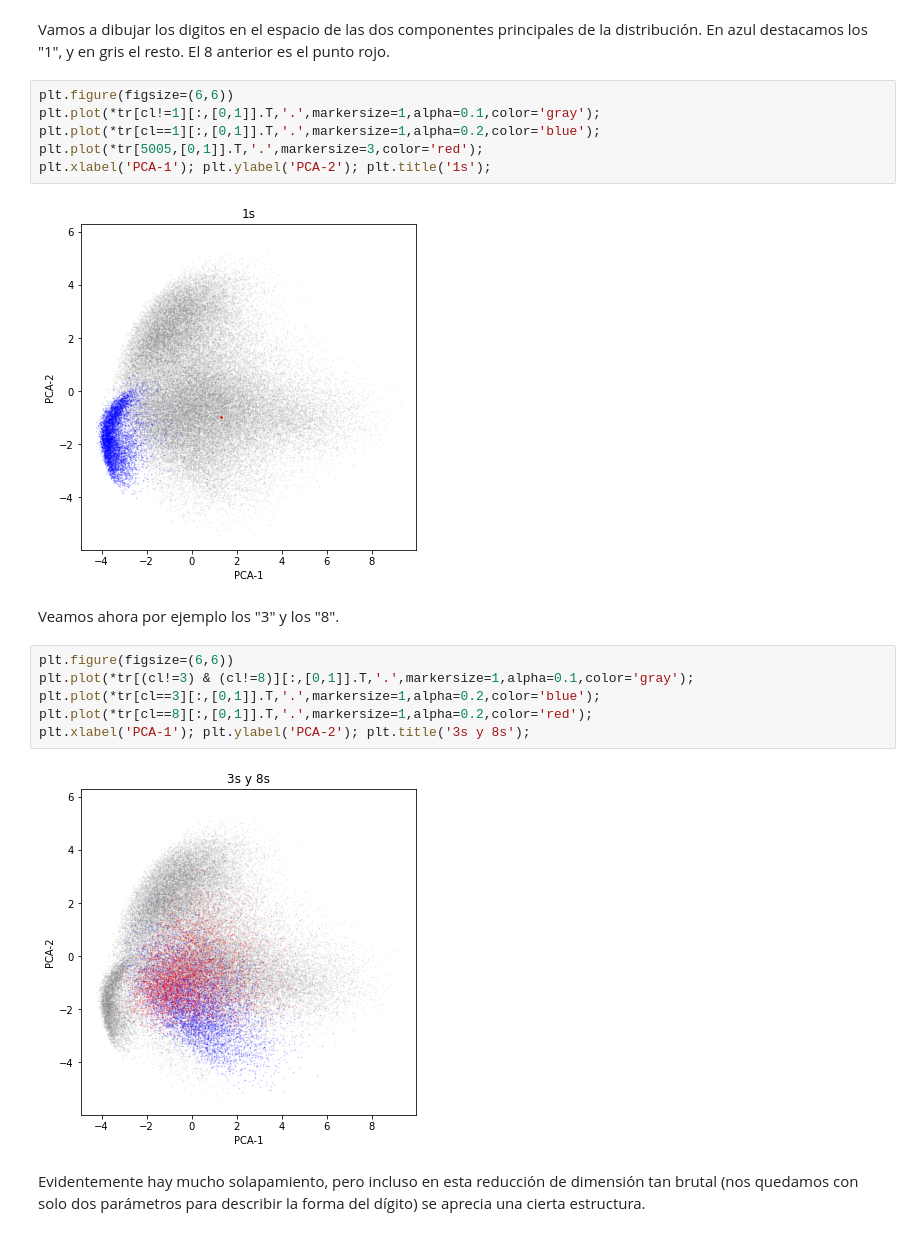
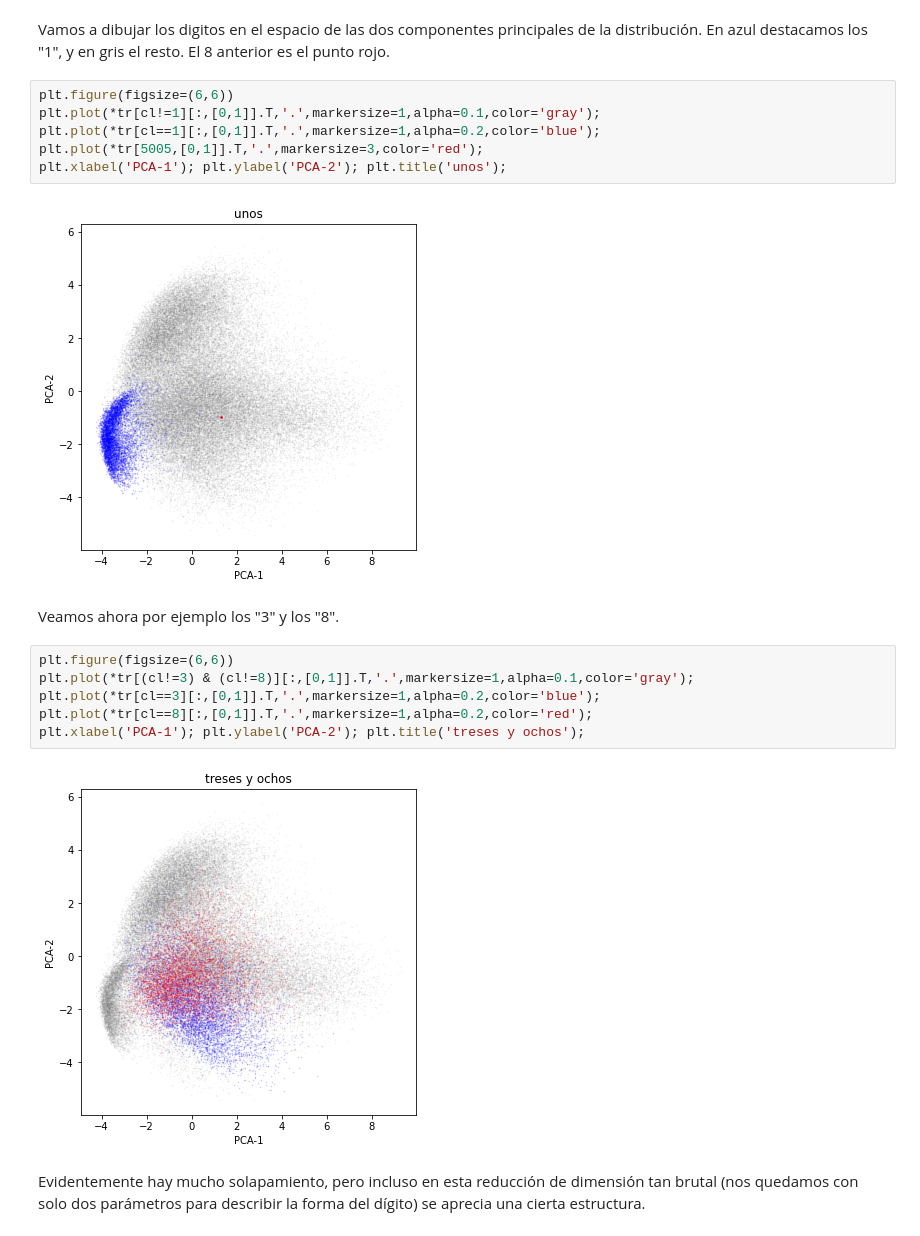
Before and after one commit to albertoruiz/umucv, a Jupyter notebook: notebooks/machine-learning.ipynb, the cells around one changed output. Cells and saved outputs as stored; diff of their text form.

```diff
--- a/notebooks/machine-learning.ipynb
+++ b/notebooks/machine-learning.ipynb
@@ -235,19 +243,19 @@ plt.figure(figsize=(6,6))
 plt.plot(*tr[cl!=1][:,[0,1]].T,'.',markersize=1,alpha=0.1,color='gray');
 plt.plot(*tr[cl==1][:,[0,1]].T,'.',markersize=1,alpha=0.2,color='blue');
 plt.plot(*tr[5005,[0,1]].T,'.',markersize=3,color='red');
-plt.xlabel('PCA-1'); plt.ylabel('PCA-2'); plt.title('1s');
+plt.xlabel('PCA-1'); plt.ylabel('PCA-2'); plt.title('unos');
 # %% [output]
-[figure, old version]
+[figure, new version]
 # %% [markdown]
 Veamos ahora por ejemplo los "3" y los "8".
 # %%
 plt.figure(figsize=(6,6))
 plt.plot(*tr[(cl!=3) & (cl!=8)][:,[0,1]].T,'.',markersize=1,alpha=0.1,color='gray');
 plt.plot(*tr[cl==3][:,[0,1]].T,'.',markersize=1,alpha=0.2,color='blue');
 plt.plot(*tr[cl==8][:,[0,1]].T,'.',markersize=1,alpha=0.2,color='red');
-plt.xlabel('PCA-1'); plt.ylabel('PCA-2'); plt.title('3s y 8s');
+plt.xlabel('PCA-1'); plt.ylabel('PCA-2'); plt.title('treses y ochos');
 # %% [output]
-[figure, old version]
+[figure, new version]
 # %% [markdown]
 Evidentemente hay mucho solapamiento, pero incluso en esta reducción de dimensión tan brutal (nos quedamos con solo dos parámetros para describir la forma del dígito) se aprecia una cierta estructura.
 # %% [markdown]
```
Also changed, not shown: parts of 34 cells of this notebook, 7 other files.
